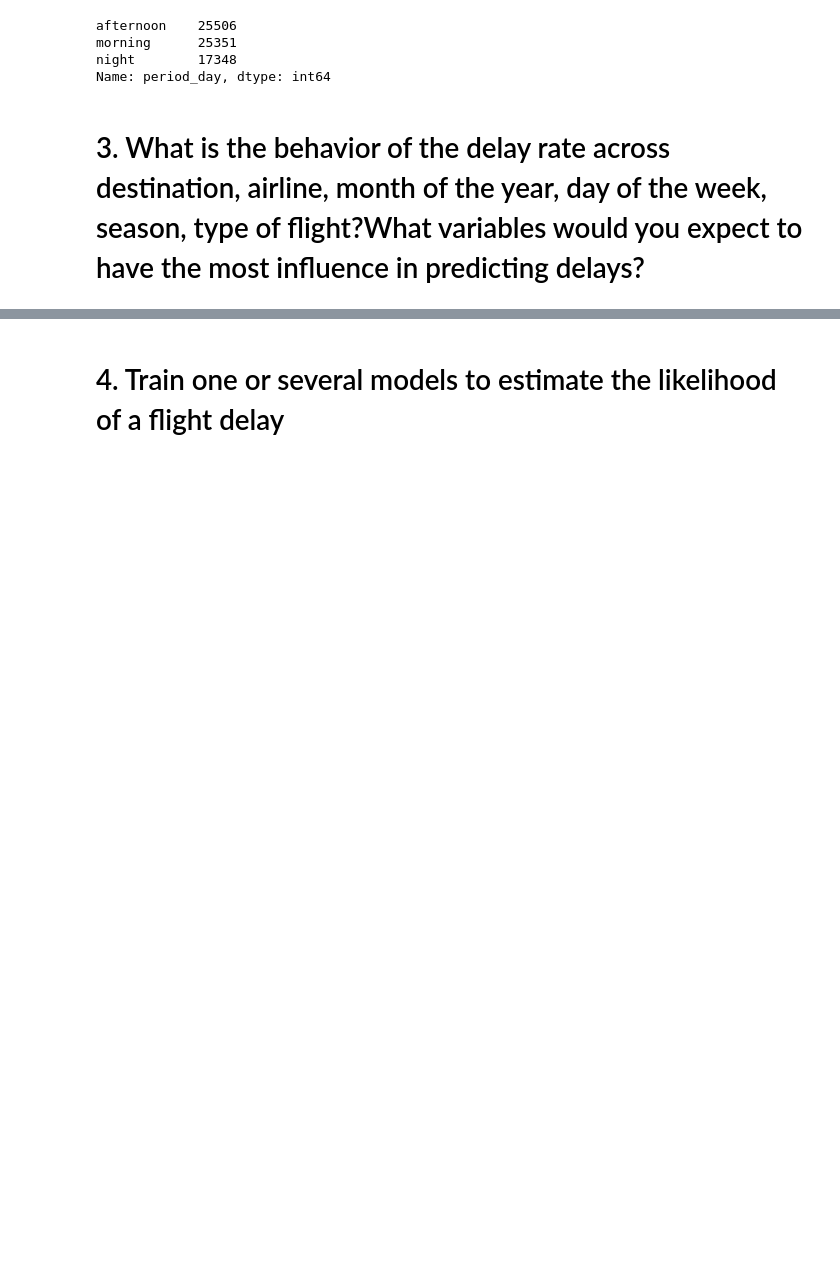
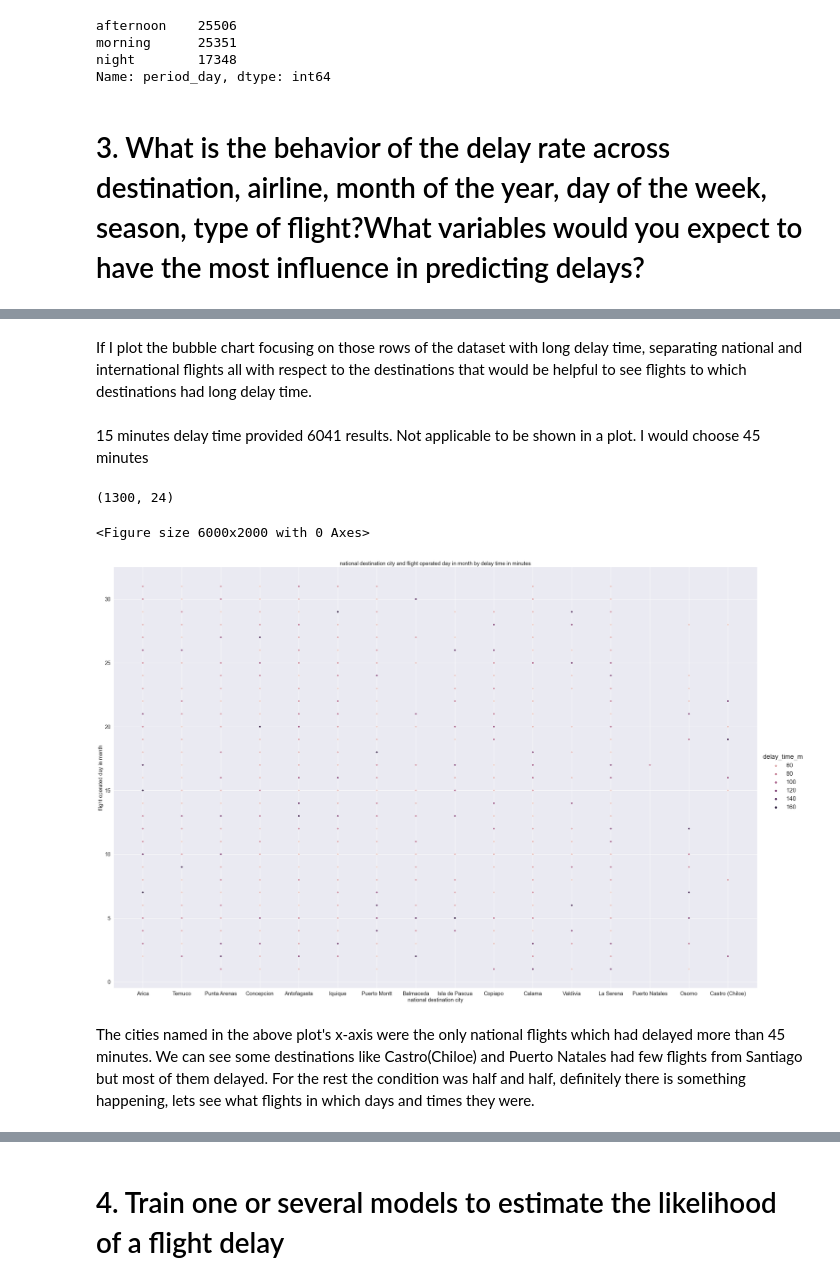
Before and after one commit to farhad-sadeghlo/LATAM_Airlines, a Jupyter notebook: solution.ipynb, the cells around one changed output, grey strips where cells are left out. Drawn from its saved outputs; the diff is of its cells as text; code cells hidden in the pictures; blank space fills up the shorter version.

Commit message:
Distinguishing what national and int. national flights to which cities had delayed.

```diff
--- a/solution.ipynb
+++ b/solution.ipynb
@@ -386,0 +373,25 @@ df.to_csv('synthetic_features.csv', columns=['high_season', 'min_diff', 'delay_1
+# %% [markdown]
+If I plot the bubble chart focusing on those rows of the dataset with long delay time, separating national and international flights all with respect to the destinations that would be helpful to see flights to which destinations had long delay time.
+# %% [markdown]
+15 minutes delay time provided 6041 results. Not applicable to be shown in a plot. I would choose 45 minutes
+# %%
+df_long_delayed_dom = df.loc[(abs(df['delay_time_m']) >= 45) & (df['fl_type'] == 'N')]
+# %%
+df_long_delayed_dom.shape # 1300! Good.
+# %% [output]
+(1300, 24)
+# %%
+plt.figure(figsize=(60,20))
+sns.relplot(df_long_delayed_dom, x='des_city', y='fl_op_day_in_m', hue='delay_time_m', height=20, aspect=30/20)
+sns.set(font_scale=1.7)
+plt.title('national destination city and flight operated day in month by delay time in minutes', fontsize=17)
+plt.xlabel('national destination city', fontsize=17)
+plt.xticks(fontsize=17)
+plt.ylabel('flight operated day in month', fontsize=17)
+plt.yticks(fontsize=17)
+  plt.show()
+# %% [output]
+<Figure size 6000x2000 with 0 Axes>
+[figure, added]
+# %% [markdown]
+The cities named in the above plot's x-axis were the only national flights which had delayed more than 45 minutes. We can see some destinations like Castro(Chiloe) and Puerto Natales had few flights from Santiago but most of them delayed. For the rest the condition was half and half, definitely there is something happening, lets see what flights in which days and times they were.
```
Also changed, not shown: parts of 22 cells of this notebook.
